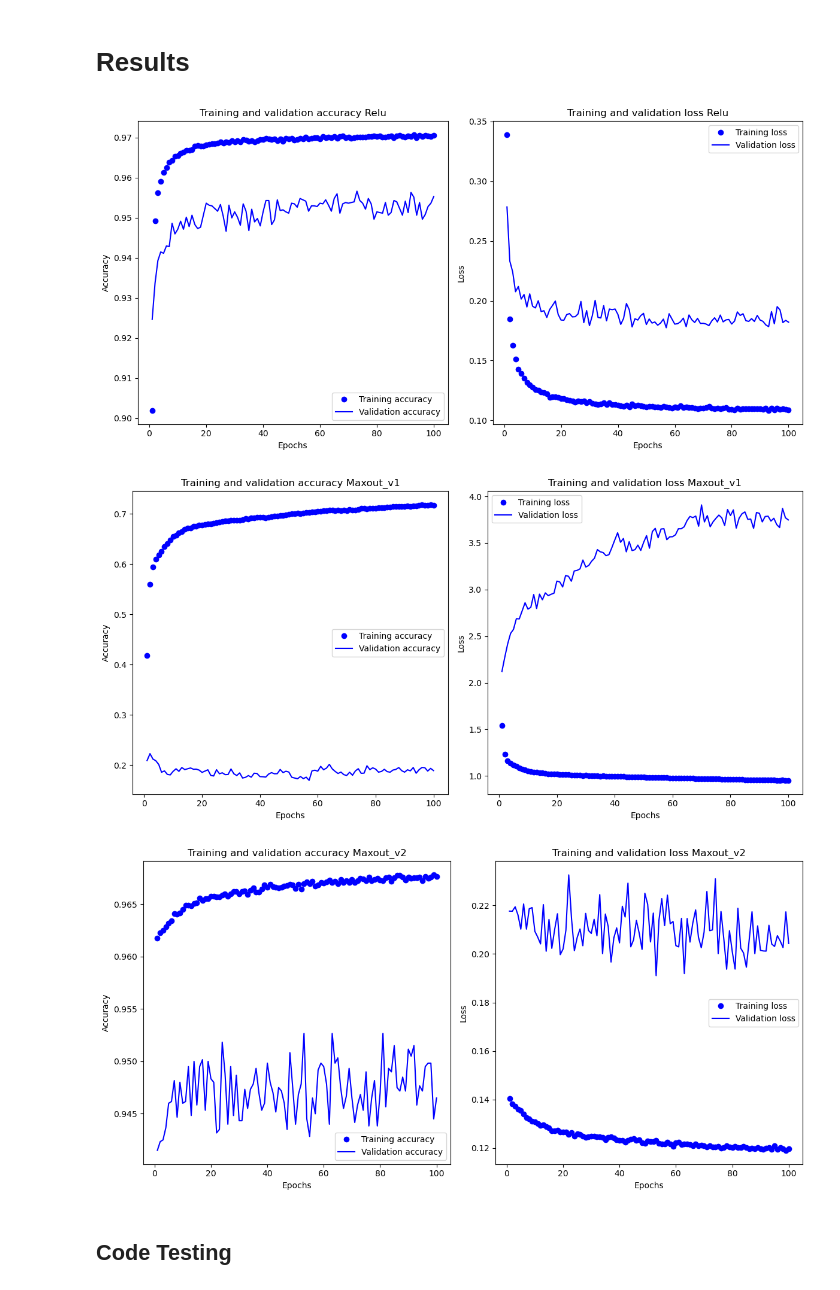
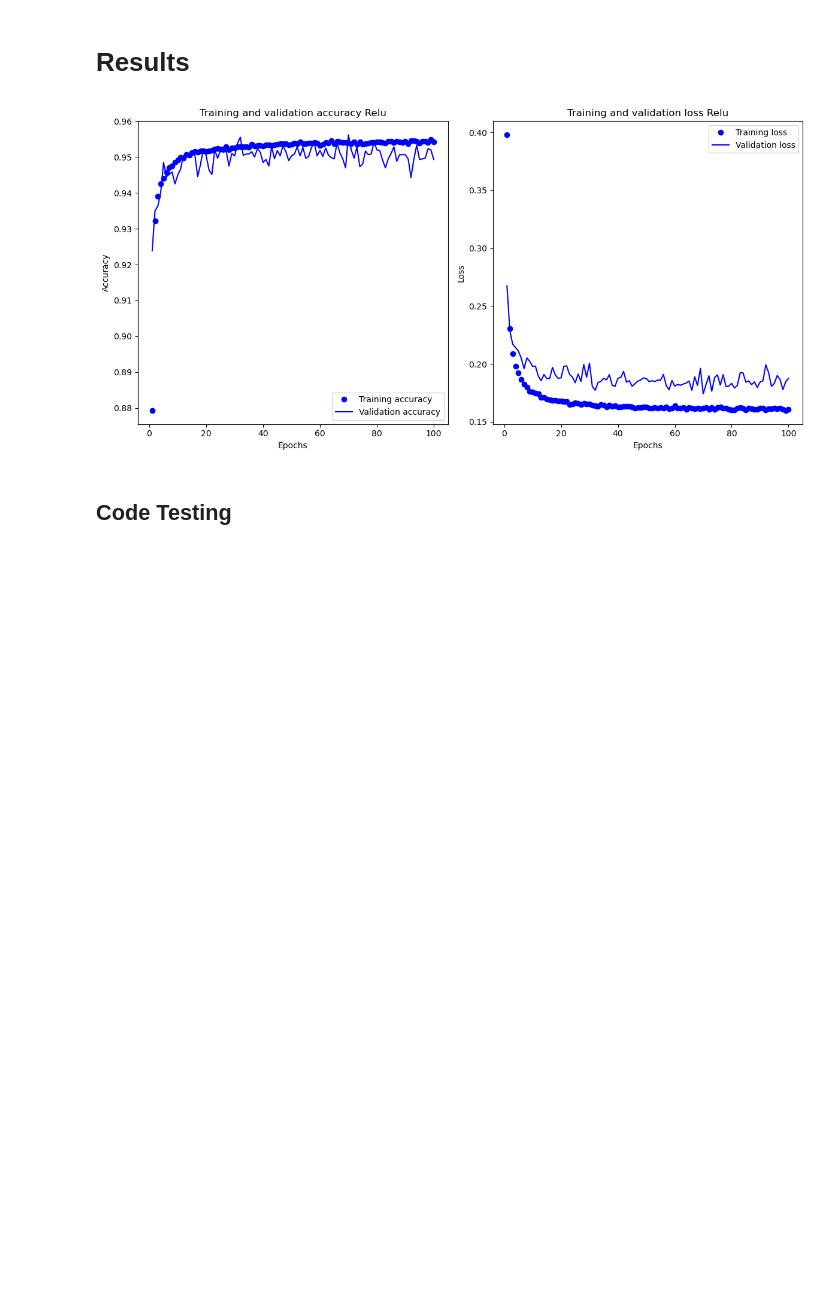
Before and after one commit to TheTrooper83/Final_project_2024, a Jupyter notebook: Model/Drop Block.ipynb, the cells around one changed output. Cells and saved outputs as stored; diff of their text form; code cells hidden in the pictures; blank space fills up the shorter version.

```diff
--- a/Model/Drop Block.ipynb
+++ b/Model/Drop Block.ipynb
@@ -497,3 +352,13 @@ d_class_weights
+# %%
+with tf.device('/cpu:0'):
+    train_dataset = tf.data.Dataset.from_tensor_slices((X_train_normalized, y_train_oh))
+    val_dataset = tf.data.Dataset.from_tensor_slices((X_val_normalized, y_val_oh))
+# %%
+BATCH_SIZE = 128
+SHUFFLE_BUFFER_SIZE = 100
+
+train_dataset = train_dataset.shuffle(SHUFFLE_BUFFER_SIZE).batch(BATCH_SIZE)
+val_dataset = val_dataset.batch(BATCH_SIZE)
 # %% [markdown]
 # Simple Classification Model
 # %% [markdown]
@@ -579,12 +486,20 @@ Trainable params: 160,202
 Non-trainable params: 0
 _________________________________________________________________
 # %%
-history = model_Relu.fit(
-    X_train_normalized, y_train_oh,                 # Training data and labels
-    validation_data=(X_val_normalized, y_val_oh),   # Validation data and labels
-    batch_size=128,                                 # Number of samples per batch
+from keras import callbacks
+
+callback = callbacks.EarlyStopping(monitor='val_loss', patience=20)
+
+
+history_dropblock_relu = model_Relu_dropblock.fit(
+    # X_train_normalized_lcn, y_train_oh,                 # Training data and labels
+    train_dataset,                 # Training data and labels
+    # validation_data=(X_val_normalized_lcn, y_val_oh),   # Validation data and labels
+    validation_data=val_dataset,   # Validation data and labels
+    # batch_size=128,                                 # Number of samples per batch
     epochs=100,                                      # Number of epochs
     class_weight=d_class_weights,                   # Adding Class Weights
+    # callbacks=[callback],
     verbose=1                                       # Verbosity mode (1 for progress bar)
 )
 # %% [output]
@@ -805,9 +638,9 @@ model_maxout_v2.save("model_maxout_v2.keras")
 import pandas as pd
 
 # convert the history.history dict to a pandas DataFrame:
-hist_df_Relu = pd.DataFrame(history.history)
-hist_df_maxout_v1 = pd.DataFrame(history_maxout_v1.history)
-hist_df_maxout_v2= pd.DataFrame(history_maxout_v2.history)
+hist_df_Relu_dropblock = pd.DataFrame(history_dropblock_relu.history)
+# hist_df_maxout_v1 = pd.DataFrame(history_maxout_v1.history)
+# hist_df_maxout_v2= pd.DataFrame(history_maxout_v2.history)
 # %%
 # Concatenate Datasets together and assign Dataset column with a label
 
@@ -847,13 +680,11 @@ def plot_accuracy_metric(dataframe, plotname):
     plt.tight_layout()
     plt.show()
 # %%
-plot_accuracy_metric(hist_df_Relu, 'Relu')
-plot_accuracy_metric(hist_df_maxout_v1, 'Maxout_v1')
-plot_accuracy_metric(hist_df_maxout_v2, 'Maxout_v2')
+plot_accuracy_metric(hist_df_Relu_dropblock, 'Relu')
+# plot_accuracy_metric(hist_df_maxout_v1, 'Maxout_v1')
+# plot_accuracy_metric(hist_df_maxout_v2, 'Maxout_v2')
 # %% [output]
-[figure, old version]
+[figure, new version]
-[figure, removed]
-[figure, removed]
 # %%
 import seaborn as sns
 
```
Also changed, not shown: parts of 53 cells of this notebook, 5 other files.
